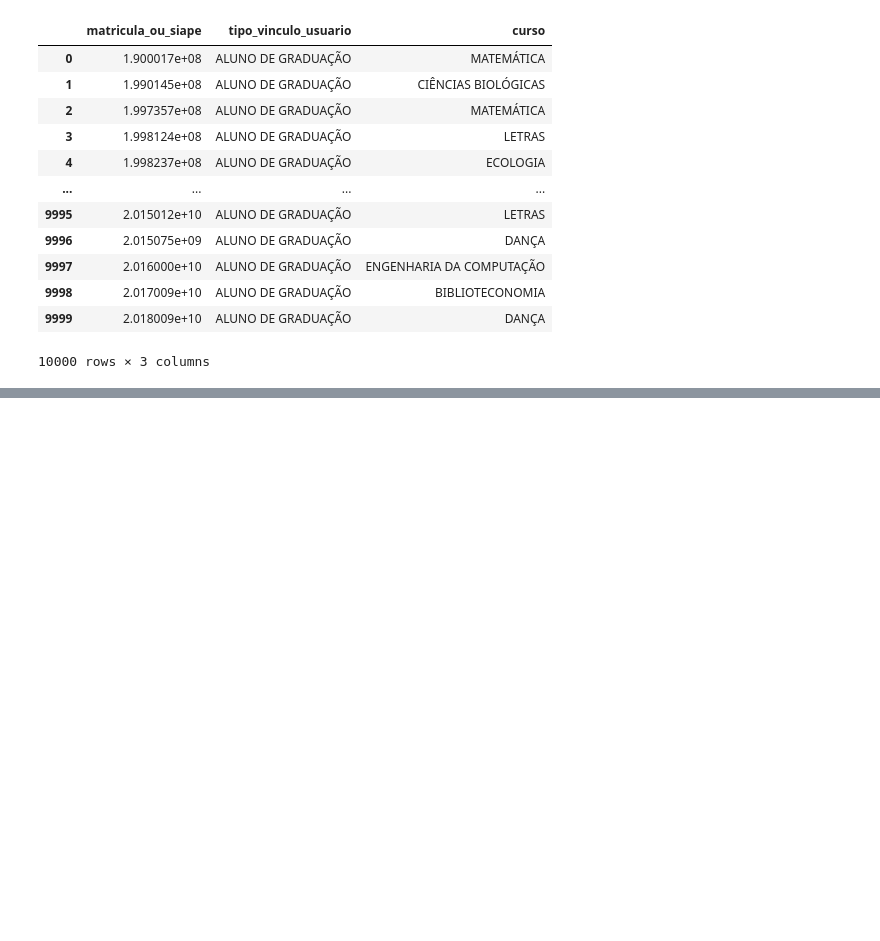
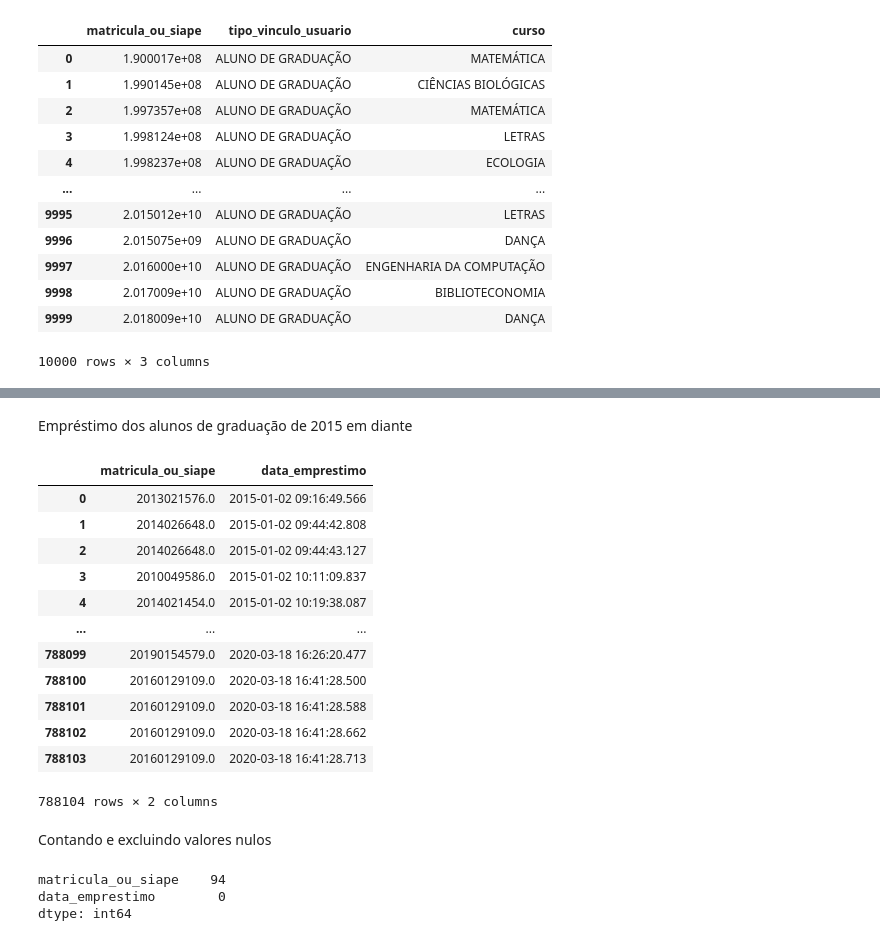
Before and after one commit to WyndamBaxter/Desafio-7-days-of-coding-dashboard, a Jupyter notebook: Analise_exploratoria.ipynb, the cells around one changed output, grey strips where cells are left out. Saved outputs shown, nothing was run; the diff lists cells and outputs as text; code cells hidden in the pictures; blank space fills up the shorter version.

```diff
--- a/Analise_exploratoria.ipynb
+++ b/Analise_exploratoria.ipynb
@@ -971,0 +1075,31 @@ cadastro_usuarios_excel
+# %% [markdown]
+Empréstimo dos alunos de graduação de 2015 em diante
+# %%
+matricula_data_emprestimo = df_emprestimos_completo.query('tipo_vinculo_usuario == "ALUNO DE GRADUAÇÃO"')
+matricula_data_emprestimo = matricula_data_emprestimo.loc[:,['matricula_ou_siape','data_emprestimo']]
+matricula_data_emprestimo.data_emprestimo = pd.to_datetime(matricula_data_emprestimo.data_emprestimo)
+matricula_data_emprestimo = matricula_data_emprestimo.query('data_emprestimo > "2015"')
+matricula_data_emprestimo = matricula_data_emprestimo.reset_index(drop=True)
+matricula_data_emprestimo
+# %% [output]
+|  | matricula_ou_siape | data_emprestimo |
+| 0 | 2013021576.0 | 2015-01-02 09:16:49.566 |
+| 1 | 2014026648.0 | 2015-01-02 09:44:42.808 |
+| 2 | 2014026648.0 | 2015-01-02 09:44:43.127 |
+| 3 | 2010049586.0 | 2015-01-02 10:11:09.837 |
+| 4 | 2014021454.0 | 2015-01-02 10:19:38.087 |
+| ... | ... | ... |
+| 788099 | 20190154579.0 | 2020-03-18 16:26:20.477 |
+| 788100 | 20160129109.0 | 2020-03-18 16:41:28.500 |
+| 788101 | 20160129109.0 | 2020-03-18 16:41:28.588 |
+| 788102 | 20160129109.0 | 2020-03-18 16:41:28.662 |
+| 788103 | 20160129109.0 | 2020-03-18 16:41:28.713 |
+788104 rows × 2 columns
+# %% [markdown]
+Contando e excluindo valores nulos
+# %%
+matricula_data_emprestimo.isnull().sum()
+# %% [output]
+matricula_ou_siape    94
+data_emprestimo        0
+dtype: int64
```
Also changed, not shown: parts of 11 cells of this notebook.
